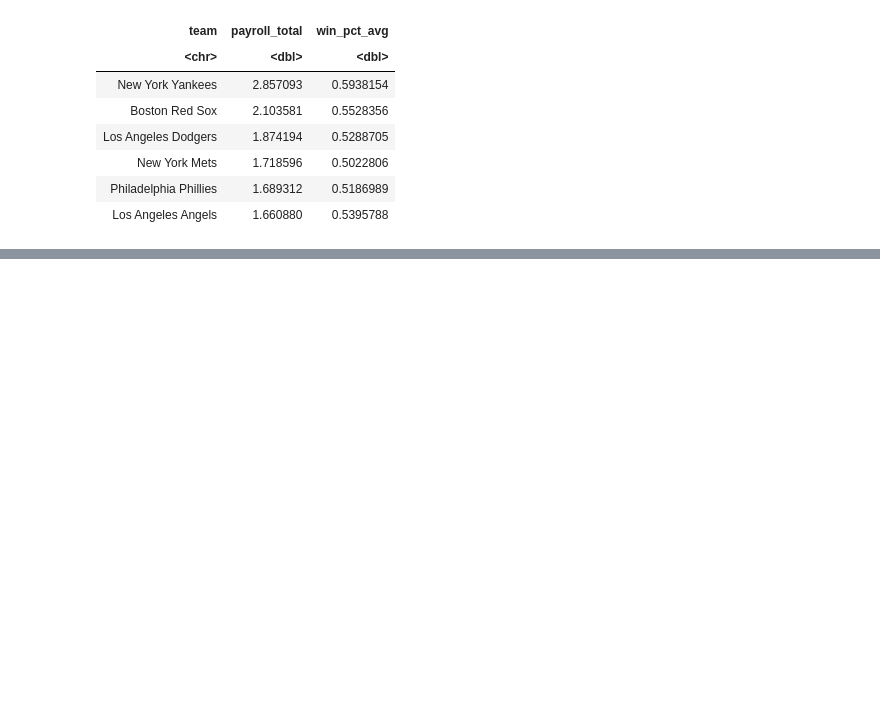
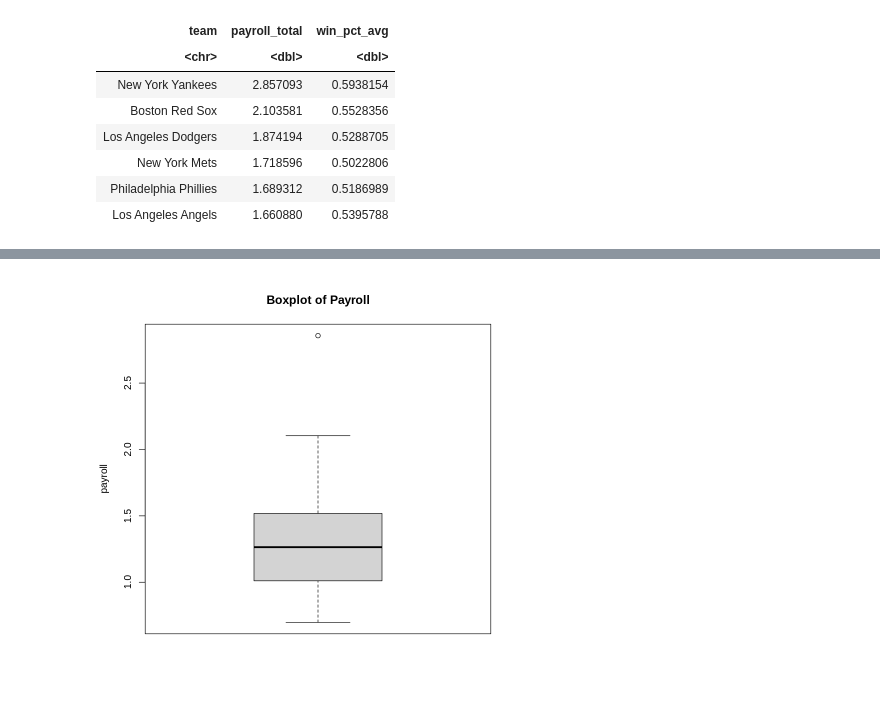
Before and after one commit to K1ngHungry/DataScienceClub, a Jupyter notebook: Baseball Case Study/Data_Preparation_EDA_Reference.ipynb, the cells around one changed output, grey strips where cells are left out. Cells and saved outputs as stored; diff of their text form; code cells hidden in the pictures; blank space fills up the shorter version.

```diff
--- a/Baseball Case Study/Data_Preparation_EDA_Reference.ipynb
+++ b/Baseball Case Study/Data_Preparation_EDA_Reference.ipynb
@@ -232,0 +261,6 @@ A tibble: 6 × 3
+# %%
+boxplot(data3$payroll_total,
+        main = "Boxplot of Payroll",
+        ylab = "payroll")
+# %% [output]
+[figure, added]
```
Also changed, not shown: parts of 5 cells of this notebook.
